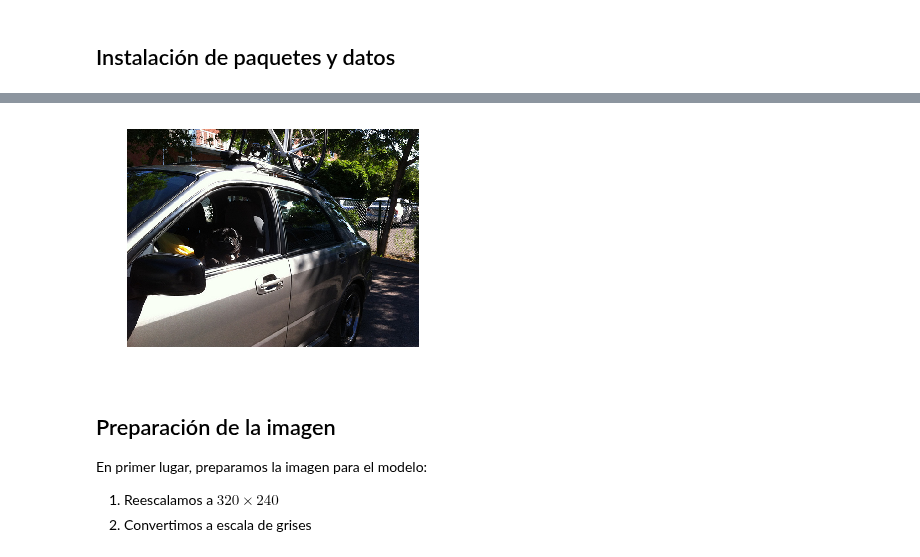
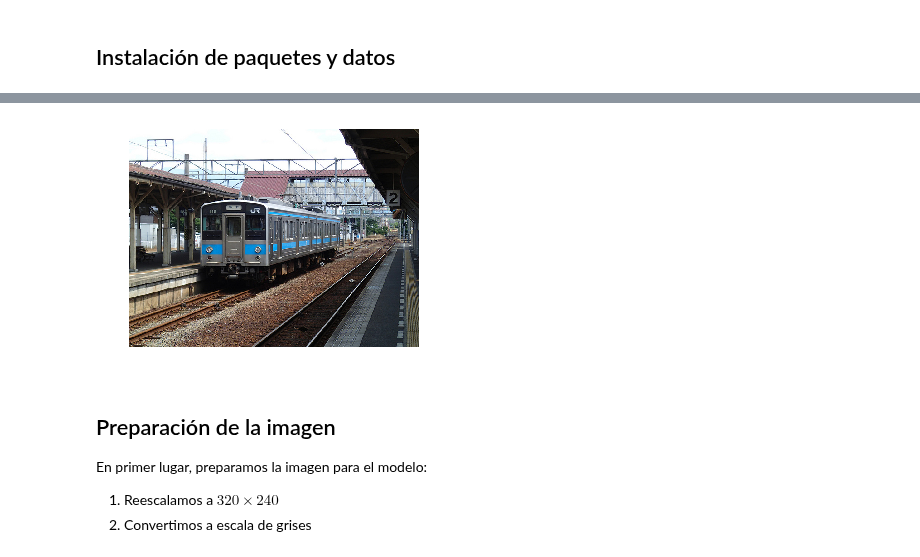
Before and after one commit to munshkr/vc-2018-2c, a Jupyter notebook: tp/Dataset.ipynb, the cells around one changed output, grey strips where cells are left out. Saved outputs shown, nothing was run; the diff lists cells and outputs as text; code cells hidden in the pictures.

```diff
--- a/tp/Dataset.ipynb
+++ b/tp/Dataset.ipynb
@@ -37,8 +22,8 @@ test_images = glob(os.path.join('ms_coco_test_images', '*.jpg'))
 # %%
-img = plt.imread(test_images[3])
+img = plt.imread("jr.jpg")
 plot_image(img)
 # %% [output]
-[figure, old version]
+[figure, new version]
 # %% [markdown]
 ## Preparación de la imagen
 
```
Also changed, not shown: parts of 12 cells of this notebook, 1 other file.
